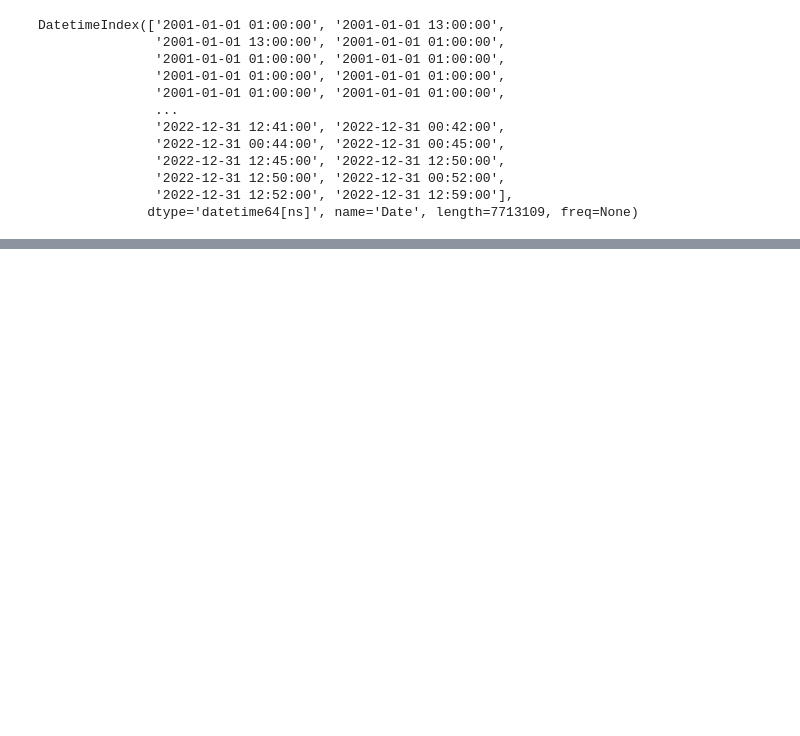
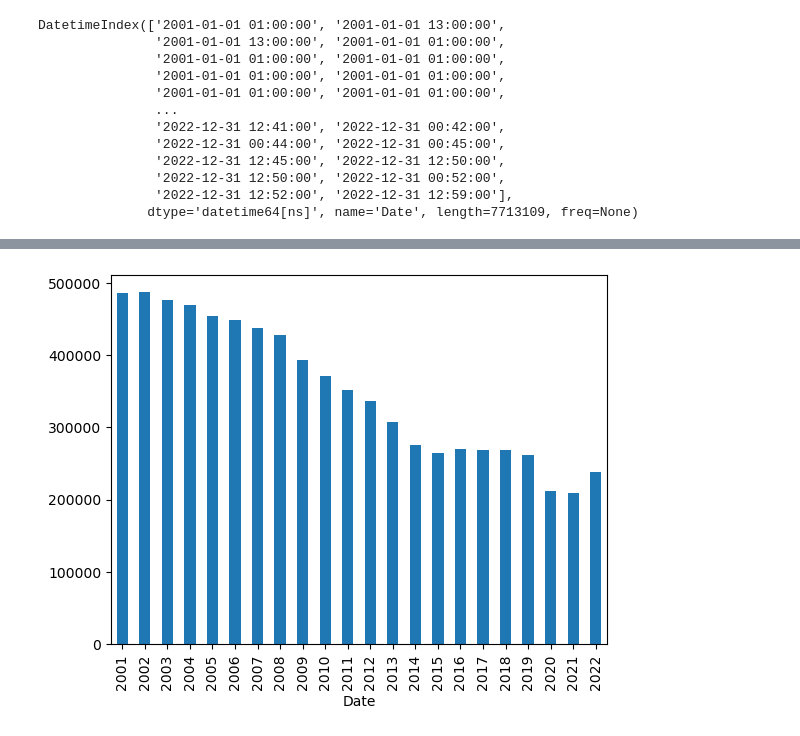
Before and after one commit to ruelanthonyb/Crime-Analysis-Project, a Jupyter notebook: Project 3 - Part 1 (Core).ipynb, the cells around one changed output, grey strips where cells are left out. Saved outputs shown, nothing was run; the diff lists cells and outputs as text; code cells hidden in the pictures; blank space fills up the shorter version.

```diff
--- a/Project 3 - Part 1 (Core).ipynb
+++ b/Project 3 - Part 1 (Core).ipynb
@@ -202,0 +286,5 @@ DatetimeIndex(['2001-01-01 01:00:00', '2001-01-01 13:00:00',
+# %%
+years = chicago_df.index.year
+years.value_counts().sort_index().plot(kind='bar');
+# %% [output]
+[figure, added]
```
Also changed, not shown: parts of 16 cells of this notebook.
